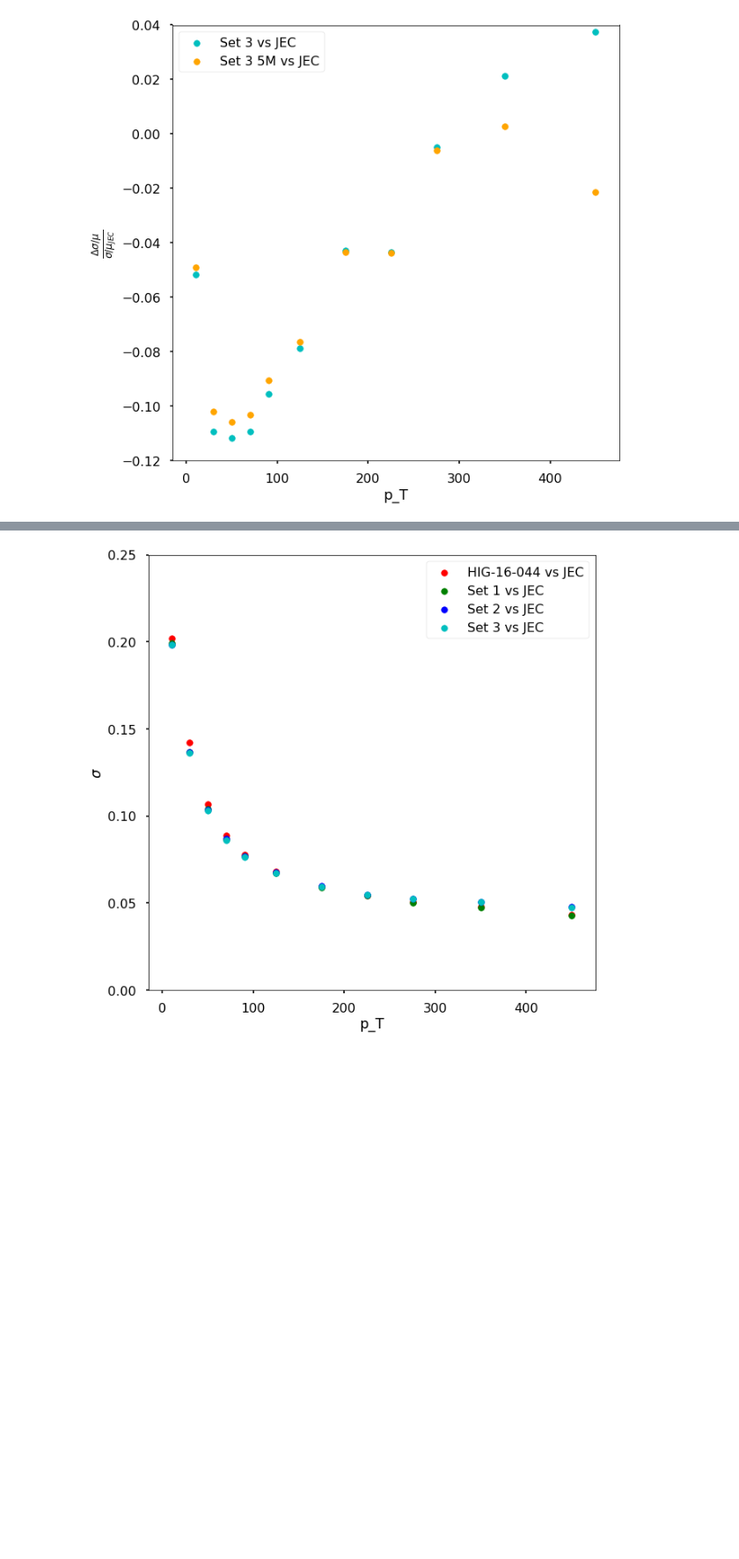
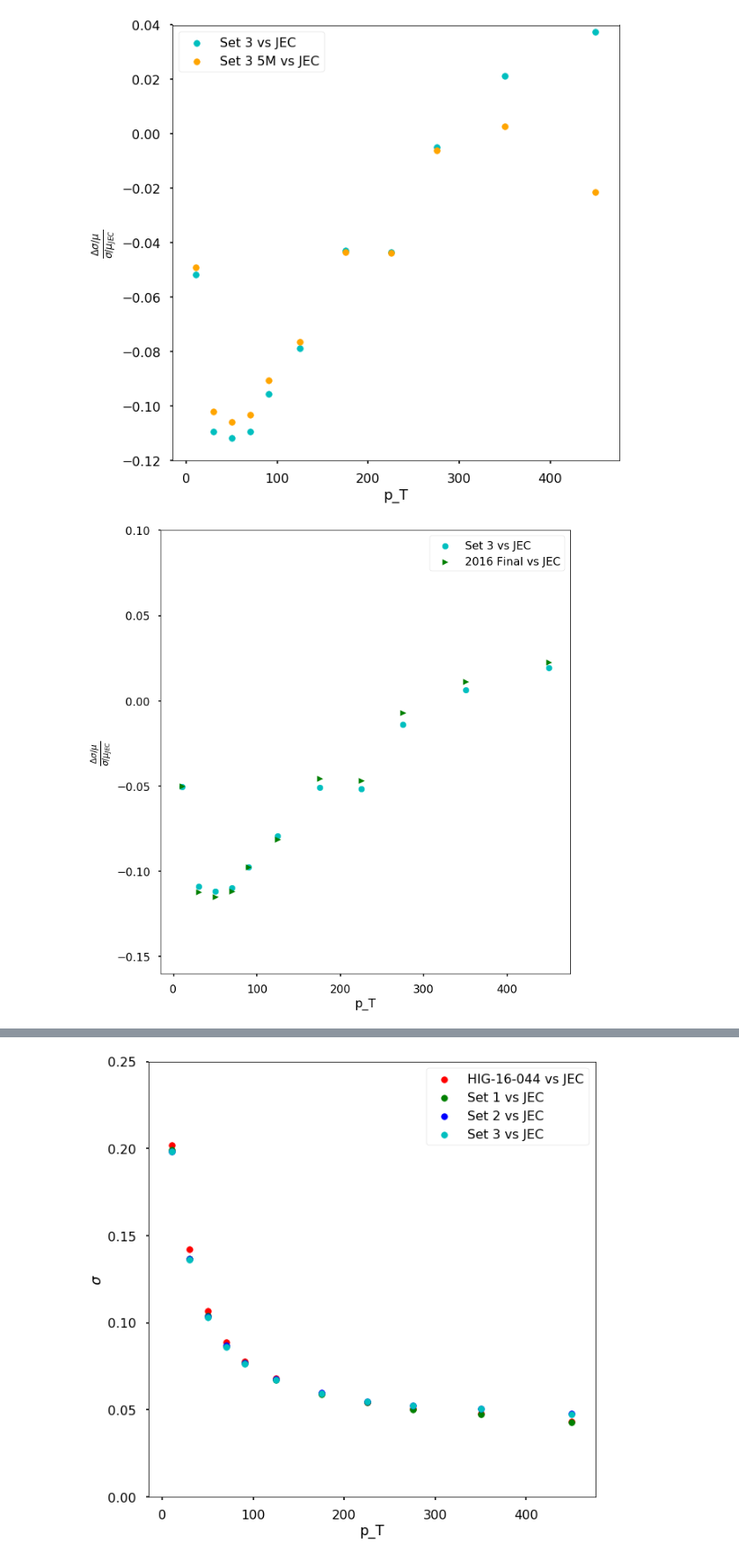
Before and after one commit to michelif/HHbbgg_ETH, a Jupyter notebook: bregression/notebooks/QuantifyImprovement.ipynb, the cells around one changed output, grey strips where cells are left out. Shown at 88% size. Drawn from its saved outputs; the diff is of its cells as text; code cells hidden in the pictures; blank space fills up the shorter version.

```diff
--- a/bregression/notebooks/QuantifyImprovement.ipynb
+++ b/bregression/notebooks/QuantifyImprovement.ipynb
@@ -74,6 +74,21 @@ plt.show()
 [figure]
 [figure]
 [figure]
+# %%
+path2='/scratch/snx3000/nchernya/bregression/plots/quantiles/2018-03-13/forPisaTalk/%s/'%sample
+ax = df.plot.scatter(x='%s'%whats[which],y='delta_ETH_Pisa_nojec_JEC_rel',color='c',s=71,label='Set 3 vs JEC')
+df.plot.scatter(x='%s'%whats[which],y='delta_2016Final_JEC_rel',color='g',marker='>',s=61,ax=ax,label='2016 Final vs JEC')
+ax.set_ylabel('$\\frac{\Delta \sigma/\mu}{\sigma/\mu_{JEC}}$ ')
+axes = plt.gca()
+axes.set_ylim(-0.16,0.10)
+plt.tight_layout()
+
+savename='delta_sigma_mu_jec_norol_%s_%s%s'%(whats[which],sample,where)
+plt.savefig(path2+savename+'.pdf')
+plt.savefig(path2+savename+'.png')
+plt.show()
+# %% [output]
+[figure, added]
 # %%
 path2='/scratch/snx3000/nchernya/bregression/plots/quantiles/2018-03-13/forPisaTalk/%s/'%sample
 ax = df.plot.scatter(x='%s'%whats[which],y='delta_Hbb_JEC_rel',color='r',s=61,label='Set 0 vs JEC')
```
Also changed, not shown: parts of 6 cells of this notebook, 10 other files.
